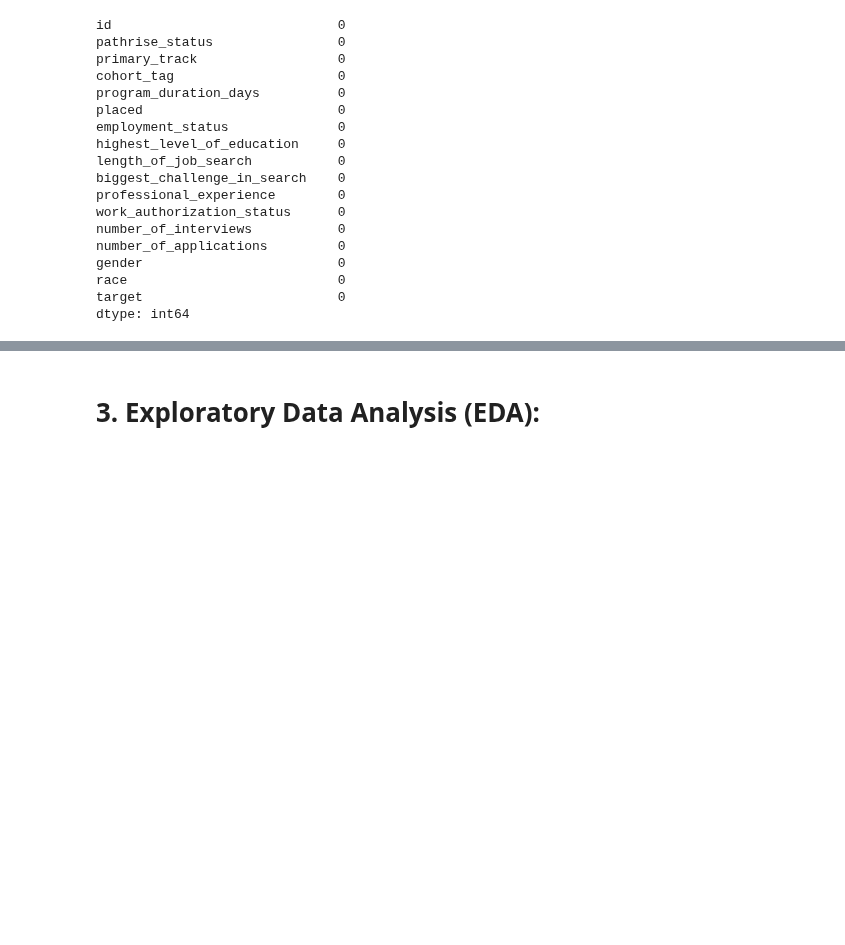
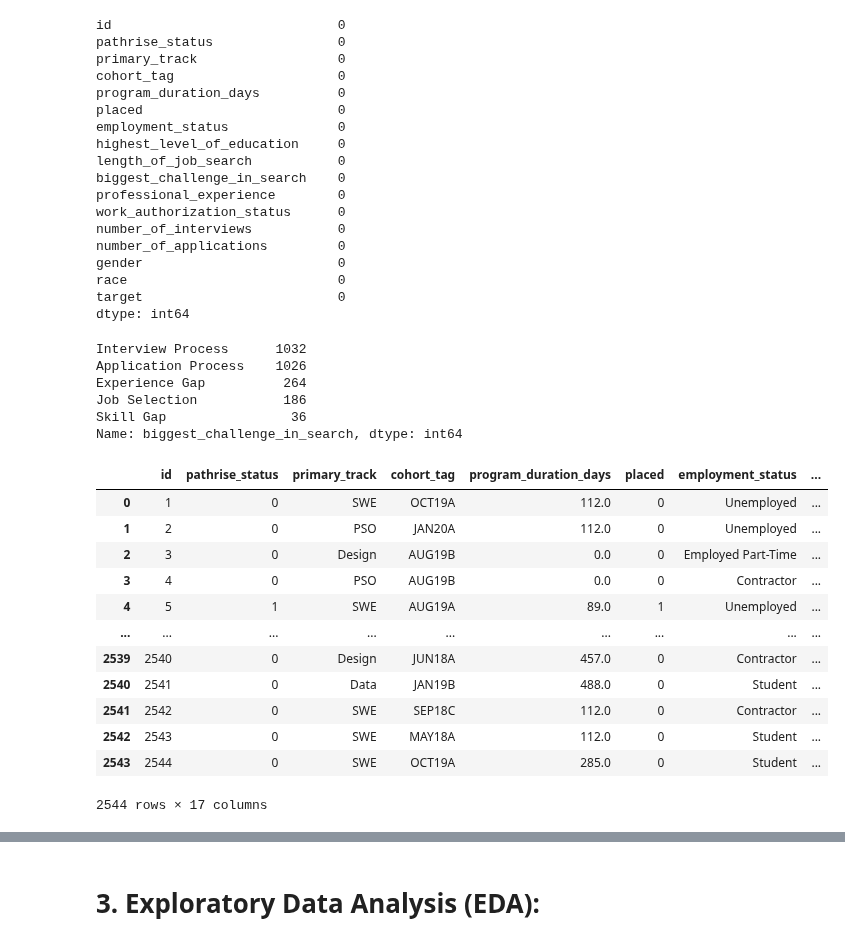
Before and after one commit to ghazalna/Pathrise-Analytics-Insights, a Jupyter notebook: Pathrise.ipynb, the cells around one changed output, grey strips where cells are left out. Drawn from its saved outputs; the diff is of its cells as text; code cells hidden in the pictures; blank space fills up the shorter version.

```diff
--- a/Pathrise.ipynb
+++ b/Pathrise.ipynb
@@ -136,7 +136,7 @@ highest_level_of_education: ["Bachelor's Degree" 'Some College, No Degree' "Mast
 The main goal is to predict if a fellow will ultimately be placed at a company, I can framed this as a binary classification problem. I created a binary target variable where 'Placed' is considered as the positive class (1) and all other statuses are considered as the negative class (0). This means I am predicting whether a fellow will be placed ('Placed') or not.
 # %%
 # Create a binary target variable
-df['target'] = df['pathrise_status'].apply(lambda x: 1 if x == 'Placed' else 0)
+df['pathrise_status'] = df['pathrise_status'].apply(lambda x: 1 if x == 'Placed' else 0)
 
 # Check the distribution of the target variable
 print(df['target'].value_counts())
@@ -249,3 +249,45 @@ gender                         0
 race                           0
 target                         0
 dtype: int64
+# %%
+# Mapping categories
+category_mapping = {
+    'Hearing back on my applications': 'Application Process',
+    'Getting past final round interviews': 'Interview Process',
+    'Technical interviewing': 'Interview Process',
+    'Lack of relevant experience': 'Experience Gap',
+    'Getting past mid-stage interviews': 'Interview Process',
+    'Figuring out which jobs to apply for': 'Job Selection',
+    'Getting past phone screens': 'Interview Process',
+    'Behavioral interviewing': 'Interview Process',
+    'Resume gap': 'Experience Gap',
+    'Technical skills': 'Skill Gap'
+}
+
+# Create broader categories
+df['biggest_challenge_in_search'] = df['biggest_challenge_in_search'].replace(category_mapping)
+# %%
+df['biggest_challenge_in_search'].value_counts()
+# %% [output]
+Interview Process      1032
+Application Process    1026
+Experience Gap          264
+Job Selection           186
+Skill Gap                36
+Name: biggest_challenge_in_search, dtype: int64
+# %%
+df
+# %% [output]
+|  | id | pathrise_status | primary_track | cohort_tag | program_duration_days | placed | employment_status | ... |
+| 0 | 1 | 0 | SWE | OCT19A | 112.0 | 0 | Unemployed | ... |
+| 1 | 2 | 0 | PSO | JAN20A | 112.0 | 0 | Unemployed | ... |
+| 2 | 3 | 0 | Design | AUG19B | 0.0 | 0 | Employed Part-Time | ... |
+| 3 | 4 | 0 | PSO | AUG19B | 0.0 | 0 | Contractor | ... |
+| 4 | 5 | 1 | SWE | AUG19A | 89.0 | 1 | Unemployed | ... |
+| ... | ... | ... | ... | ... | ... | ... | ... | ... |
+| 2539 | 2540 | 0 | Design | JUN18A | 457.0 | 0 | Contractor | ... |
+| 2540 | 2541 | 0 | Data | JAN19B | 488.0 | 0 | Student | ... |
+| 2541 | 2542 | 0 | SWE | SEP18C | 112.0 | 0 | Contractor | ... |
+| 2542 | 2543 | 0 | SWE | MAY18A | 112.0 | 0 | Student | ... |
+| 2543 | 2544 | 0 | SWE | OCT19A | 285.0 | 0 | Student | ... |
+2544 rows × 17 columns
```
Also changed, not shown: parts of 4 cells of this notebook.
